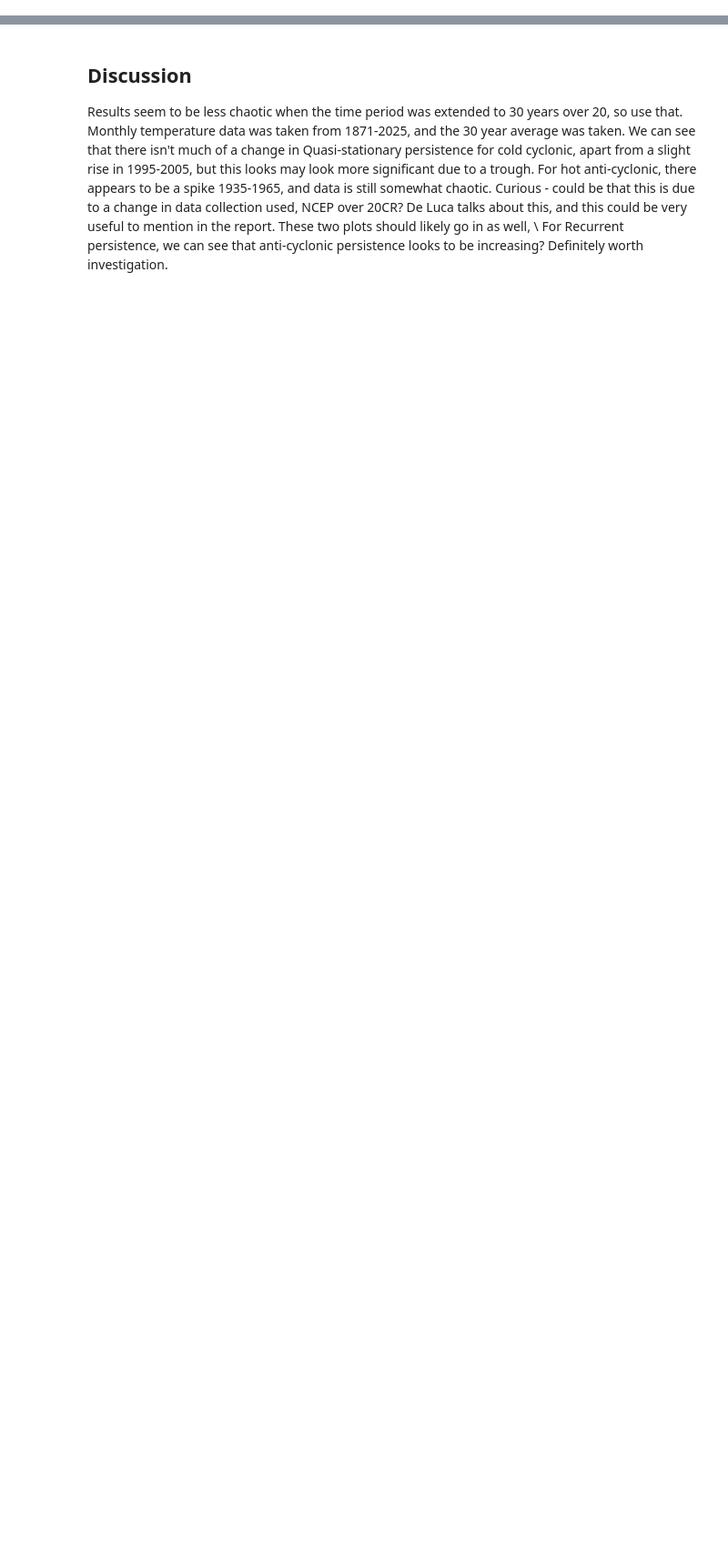
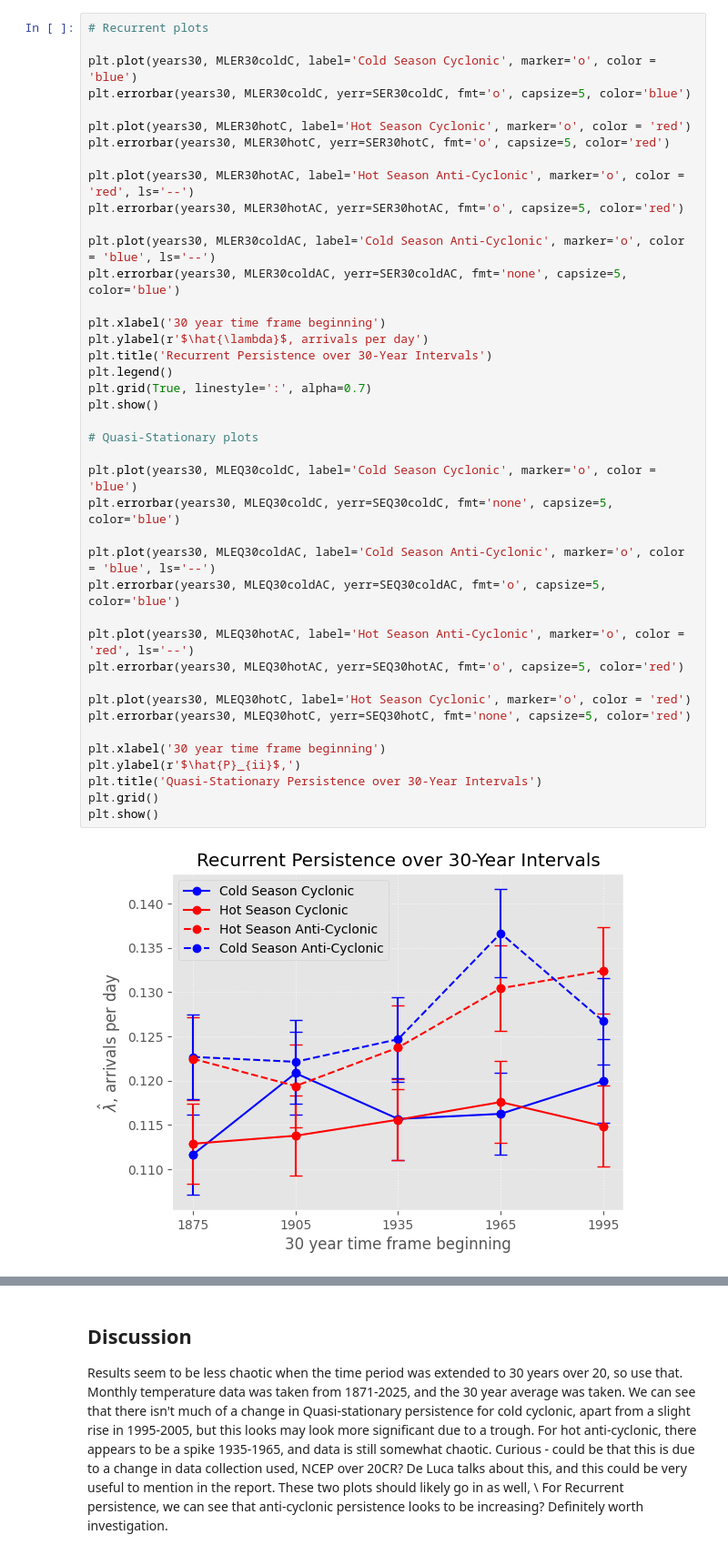
Before and after one commit to R-Mulholland/Persistecnce, a Jupyter notebook: Results-1.ipynb, the cells around one changed output, grey strips where cells are left out. Shown at 91% size. Saved outputs shown, nothing was run; the diff lists cells and outputs as text; blank space fills up the shorter version.

```diff
--- a/Results-1.ipynb
+++ b/Results-1.ipynb
@@ -116,0 +129,43 @@ NameError: name 'df_cold' is not defined
+# %%
+# Recurrent plots
+
+plt.plot(years30, MLER30coldC, label='Cold Season Cyclonic', marker='o', color = 'blue')
+plt.errorbar(years30, MLER30coldC, yerr=SER30coldC, fmt='o', capsize=5, color='blue')
+
+plt.plot(years30, MLER30hotC, label='Hot Season Cyclonic', marker='o', color = 'red')
+plt.errorbar(years30, MLER30hotC, yerr=SER30hotC, fmt='o', capsize=5, color='red')
+
+plt.plot(years30, MLER30hotAC, label='Hot Season Anti-Cyclonic', marker='o', color = 'red', ls='--')
+plt.errorbar(years30, MLER30hotAC, yerr=SER30hotAC, fmt='o', capsize=5, color='red')
+
+plt.plot(years30, MLER30coldAC, label='Cold Season Anti-Cyclonic', marker='o', color = 'blue', ls='--')
+plt.errorbar(years30, MLER30coldAC, yerr=SER30coldAC, fmt='none', capsize=5, color='blue')
+
+plt.xlabel('30 year time frame beginning')
+plt.ylabel(r'$\hat{\lambda}$, arrivals per day')
+plt.title('Recurrent Persistence over 30-Year Intervals')
+plt.legend()
+plt.grid(True, linestyle=':', alpha=0.7)
+plt.show()
+
+# Quasi-Stationary plots
+
+plt.plot(years30, MLEQ30coldC, label='Cold Season Cyclonic', marker='o', color = 'blue')
+plt.errorbar(years30, MLEQ30coldC, yerr=SEQ30coldC, fmt='none', capsize=5, color='blue')
+
+plt.plot(years30, MLEQ30coldAC, label='Cold Season Anti-Cyclonic', marker='o', color = 'blue', ls='--')
+plt.errorbar(years30, MLEQ30coldAC, yerr=SEQ30coldAC, fmt='o', capsize=5, color='blue')
+
+plt.plot(years30, MLEQ30hotAC, label='Hot Season Anti-Cyclonic', marker='o', color = 'red', ls='--')
+plt.errorbar(years30, MLEQ30hotAC, yerr=SEQ30hotAC, fmt='o', capsize=5, color='red')
+
+plt.plot(years30, MLEQ30hotC, label='Hot Season Cyclonic', marker='o', color = 'red')
+plt.errorbar(years30, MLEQ30hotC, yerr=SEQ30hotC, fmt='none', capsize=5, color='red')
+
+plt.xlabel('30 year time frame beginning')
+plt.ylabel(r'$\hat{P}_{ii}$,')
+plt.title('Quasi-Stationary Persistence over 30-Year Intervals')
+plt.grid()
+plt.show()
+# %% [output]
+[figure, added]
```
Also changed, not shown: parts of 10 cells of this notebook, 1 other file.
